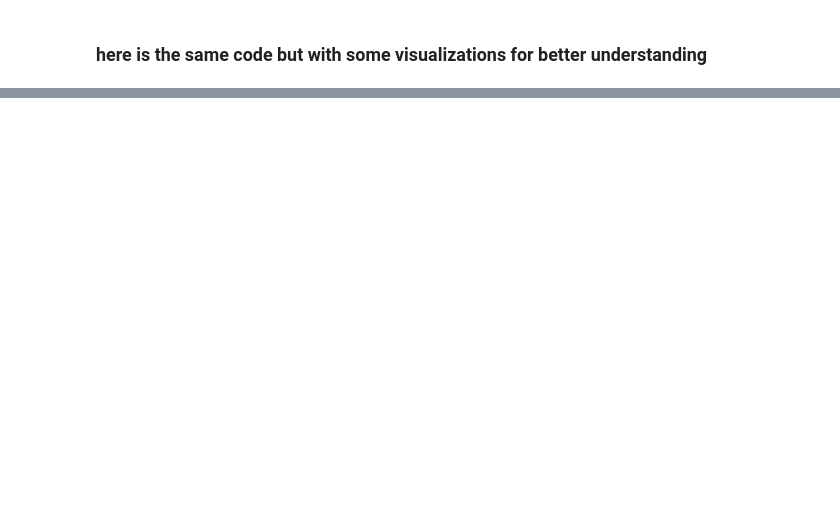
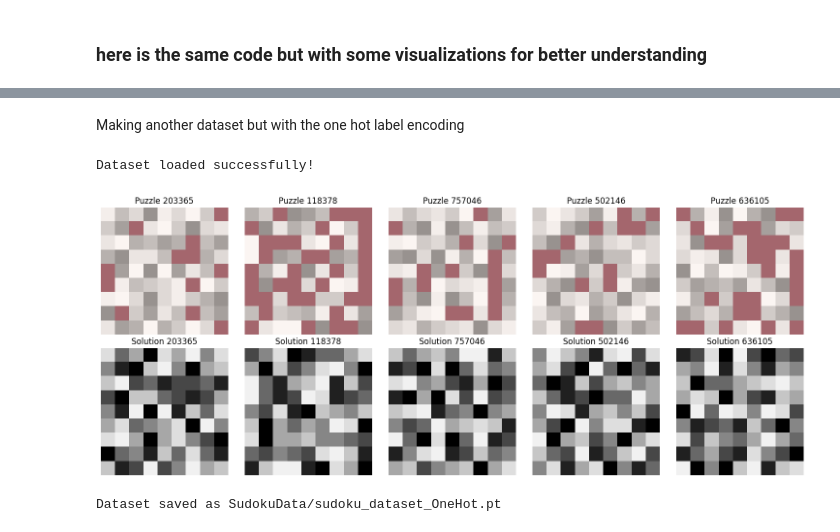
Before and after one commit to firiusz123/SudokuDeepNET, a Jupyter notebook: dataGenerator.ipynb, the cells around one changed output, grey strips where cells are left out. Saved outputs shown, nothing was run; the diff lists cells and outputs as text; code cells hidden in the pictures; blank space fills up the shorter version.

```diff
--- a/dataGenerator.ipynb
+++ b/dataGenerator.ipynb
@@ -1186,0 +1139,20 @@ Dataset saved as SudokuData/sudoku_dataset.pt
+# %% [markdown]
+Making another dataset but with the one hot label encoding
+# %%
+if __name__ == "__main__":
+
+
+    # Save the generated dataset
+    sudoku = SudokuGenerator()
+    save_path = 'SudokuData/sudoku_dataset.pt'  # Specify your desired path
+
+
+    # Plot some puzzles and solutions
+    puzzles, solutions, num_holes = sudoku.load_dataset(path=save_path)
+    plot_sudoku(puzzles, solutions, n=5)
+
+
+    # Load the dataset (optional)
+# %% [output]
+Dataset loaded successfully!
+[figure, added]
@@ -1186,0 +1235,37 @@ Dataset saved as SudokuData/sudoku_dataset.pt
+# %%
+
+
+def change_to_one_hot(data):
+    n_samples = len(data)
+
+    # Create a tensor to hold all one-hot encoded puzzles
+    one_hot_data = torch.zeros(n_samples, 9, 9, 10, device='cuda' if torch.cuda.is_available() else 'cpu')  # Shape (n_samples, 9, 9, 10)
+
+    for n in range(n_samples):
+        # Get the puzzle values for the current sample and ensure it's a Long tensor
+        values = data[n].to(torch.long)  # Ensure values are of type Long
+
+        # Create row and column indices
+        row_indices = torch.arange(9).unsqueeze(1)  # Shape (9, 1)
+        col_indices = torch.arange(9)  # Shape (9)
+
+        # Use advanced indexing to set the one-hot encoded values
+        one_hot_data[n][row_indices, col_indices, values] = 1
+
+    return one_hot_data
+
+# Example usage
+puzzles_one_hot = change_to_one_hot(puzzles)  # Convert puzzles to one-hot encoded tensors
+solutions_one_hot = change_to_one_hot(solutions)  # Convert solutions to one-hot encoded tensors
+
+dataset = {
+            'puzzles': puzzles_one_hot,
+            'solutions': solutions_one_hot,
+            'num_holes': num_holes  # Save the number of holes for each puzzle
+        }
+
+save_path = 'SudokuData/sudoku_dataset_OneHot.pt'  # Specify your desired path
+torch.save(dataset, save_path)
+print(f"Dataset saved as {save_path}")
+# %% [output]
+Dataset saved as SudokuData/sudoku_dataset_OneHot.pt
```
Also changed, not shown: parts of 21 cells of this notebook, 4 other files.
